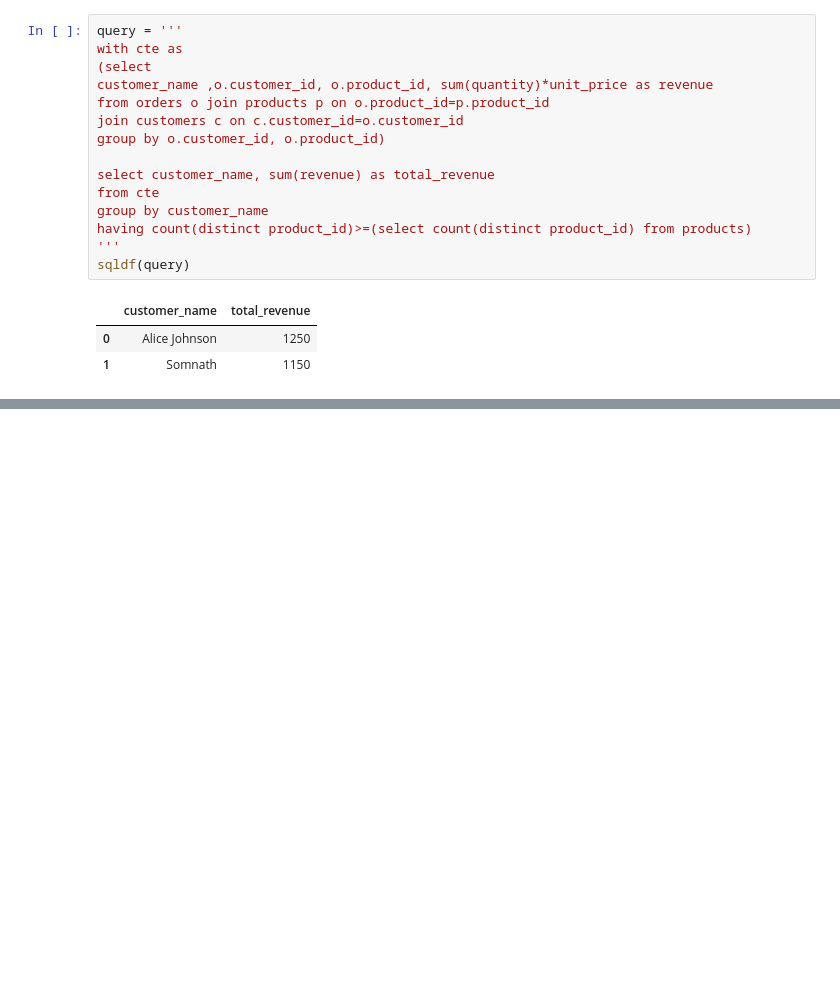
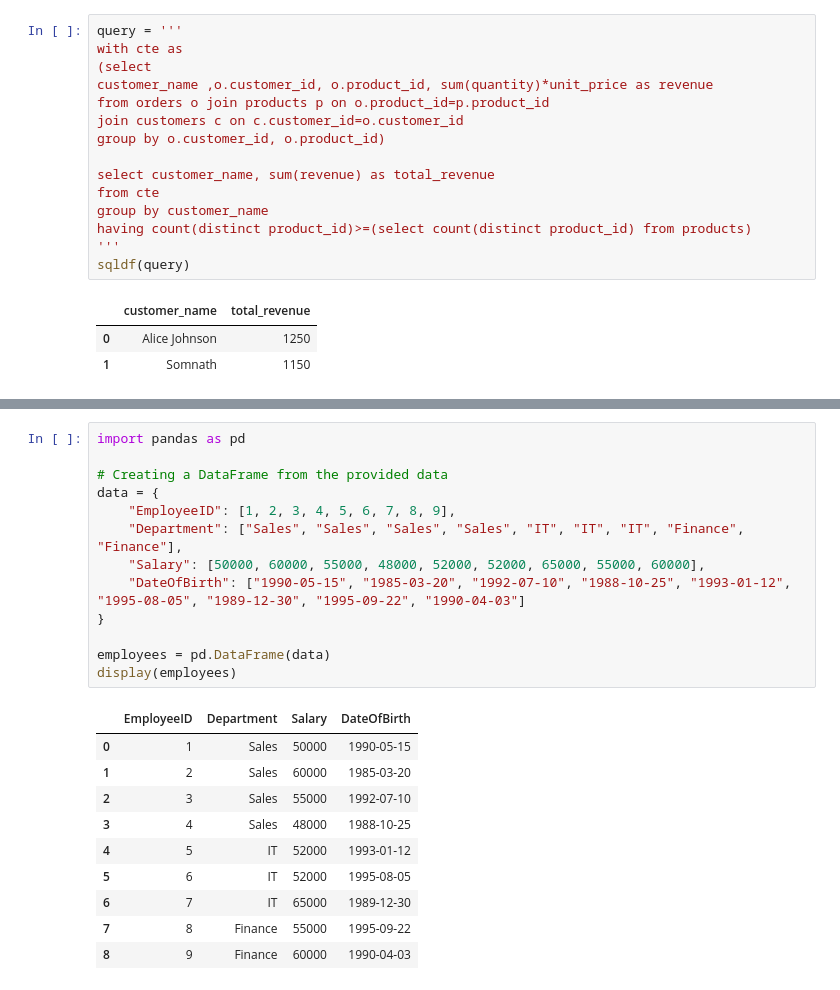
Before and after one commit to smor20/data_analysis, a Jupyter notebook: sql_on_pandas.ipynb, the cells around one changed output, grey strips where cells are left out. Cells and saved outputs as stored; diff of their text form; blank space fills up the shorter version.

```diff
--- a/sql_on_pandas.ipynb
+++ b/sql_on_pandas.ipynb
@@ -5292,0 +5389,24 @@ sqldf(query)
+# %%
+import pandas as pd
+
+# Creating a DataFrame from the provided data
+data = {
+    "EmployeeID": [1, 2, 3, 4, 5, 6, 7, 8, 9],
+    "Department": ["Sales", "Sales", "Sales", "Sales", "IT", "IT", "IT", "Finance", "Finance"],
+    "Salary": [50000, 60000, 55000, 48000, 52000, 52000, 65000, 55000, 60000],
+    "DateOfBirth": ["1990-05-15", "1985-03-20", "1992-07-10", "1988-10-25", "1993-01-12", "1995-08-05", "1989-12-30", "1995-09-22", "1990-04-03"]
+}
+
+employees = pd.DataFrame(data)
+display(employees)
+# %% [output]
+|  | EmployeeID | Department | Salary | DateOfBirth |
+| 0 | 1 | Sales | 50000 | 1990-05-15 |
+| 1 | 2 | Sales | 60000 | 1985-03-20 |
+| 2 | 3 | Sales | 55000 | 1992-07-10 |
+| 3 | 4 | Sales | 48000 | 1988-10-25 |
+| 4 | 5 | IT | 52000 | 1993-01-12 |
+| 5 | 6 | IT | 52000 | 1995-08-05 |
+| 6 | 7 | IT | 65000 | 1989-12-30 |
+| 7 | 8 | Finance | 55000 | 1995-09-22 |
+| 8 | 9 | Finance | 60000 | 1990-04-03 |
```
Also changed, not shown: parts of 13 cells of this notebook.
